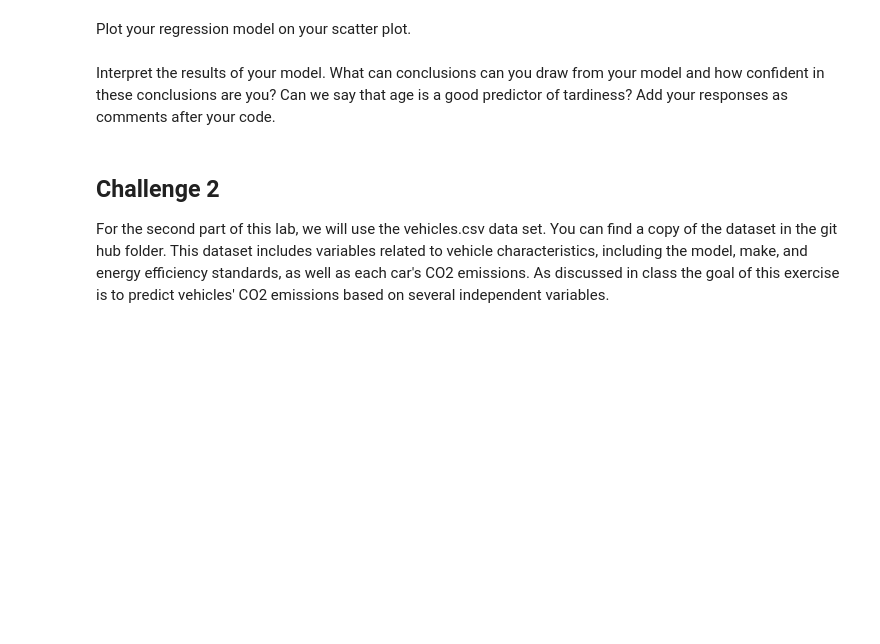
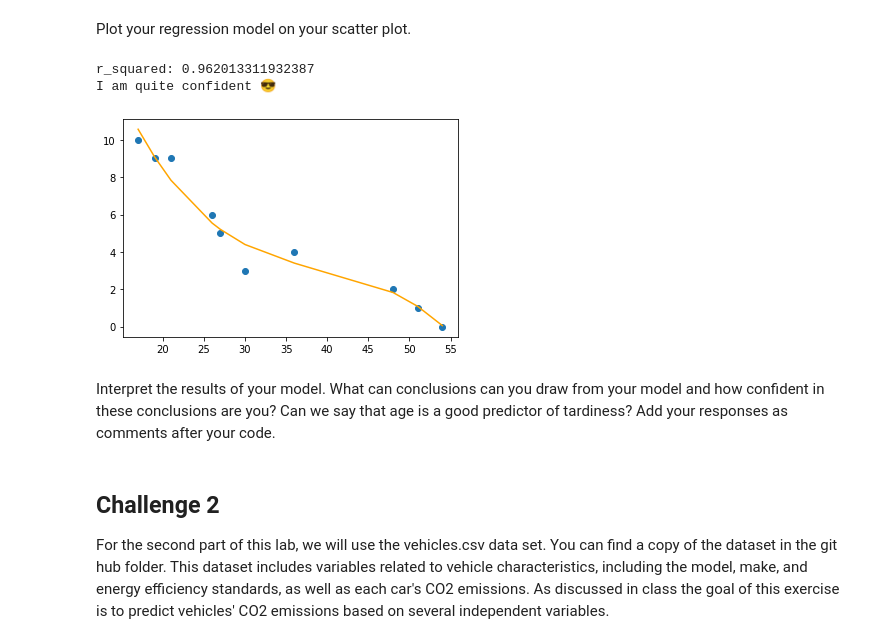
Before and after one commit to ta-data-lis/lab-regression-analysis, a Jupyter notebook: your-code/challenge1.ipynb, the cells around one changed output. Saved outputs shown, nothing was run; the diff lists cells and outputs as text; code cells hidden in the pictures; blank space fills up the shorter version.

```diff
--- a/your-code/challenge1.ipynb
+++ b/your-code/challenge1.ipynb
@@ -57,2 +157,25 @@ Plot your regression model on your scatter plot.
+# %%
+# QUES - How do I get the range to interpolate and do smoother cubic line?
+
+plt.scatter(x,y)
+sorted_x = x.sort_values()
+sorted_y = cubic(sorted_x, *popt)
+
+# To get R2
+residuals = y- cubic(x, *popt)
+ss_res = np.sum(residuals**2)
+ss_tot = np.sum((y-np.mean(y))**2)
+r_squared = 1 - (ss_res / ss_tot)
+
+print('r_squared:',r_squared)
+
+print('I am quite confident 😎')
+
+plt.plot(sorted_x, sorted_y,'orange')
+plt.show()
+# %% [output]
+r_squared: 0.962013311932387
+I am quite confident 😎
+[figure, added]
 # %% [markdown]
 Interpret the results of your model. What can conclusions can you draw from your model and how confident in these conclusions are you? Can we say that age is a good predictor of tardiness? Add your responses as comments after your code.
```
Also changed, not shown: parts of 21 cells of this notebook.
